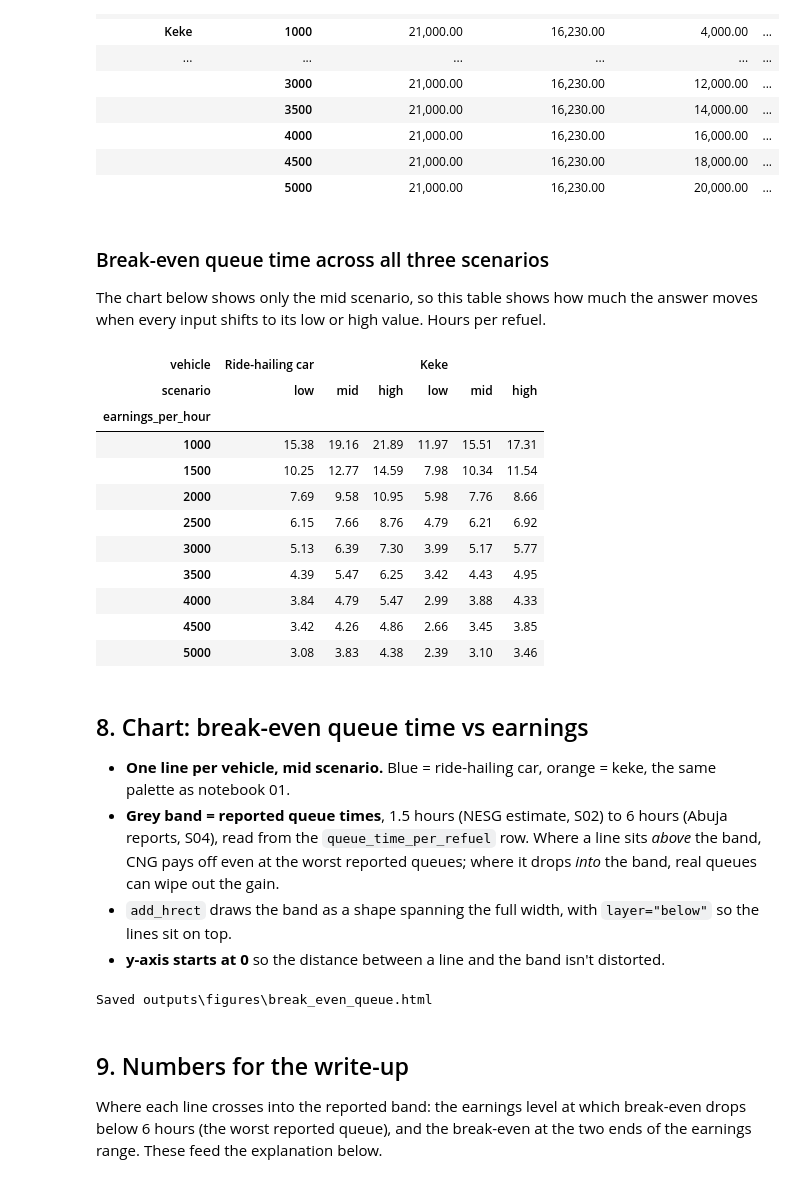
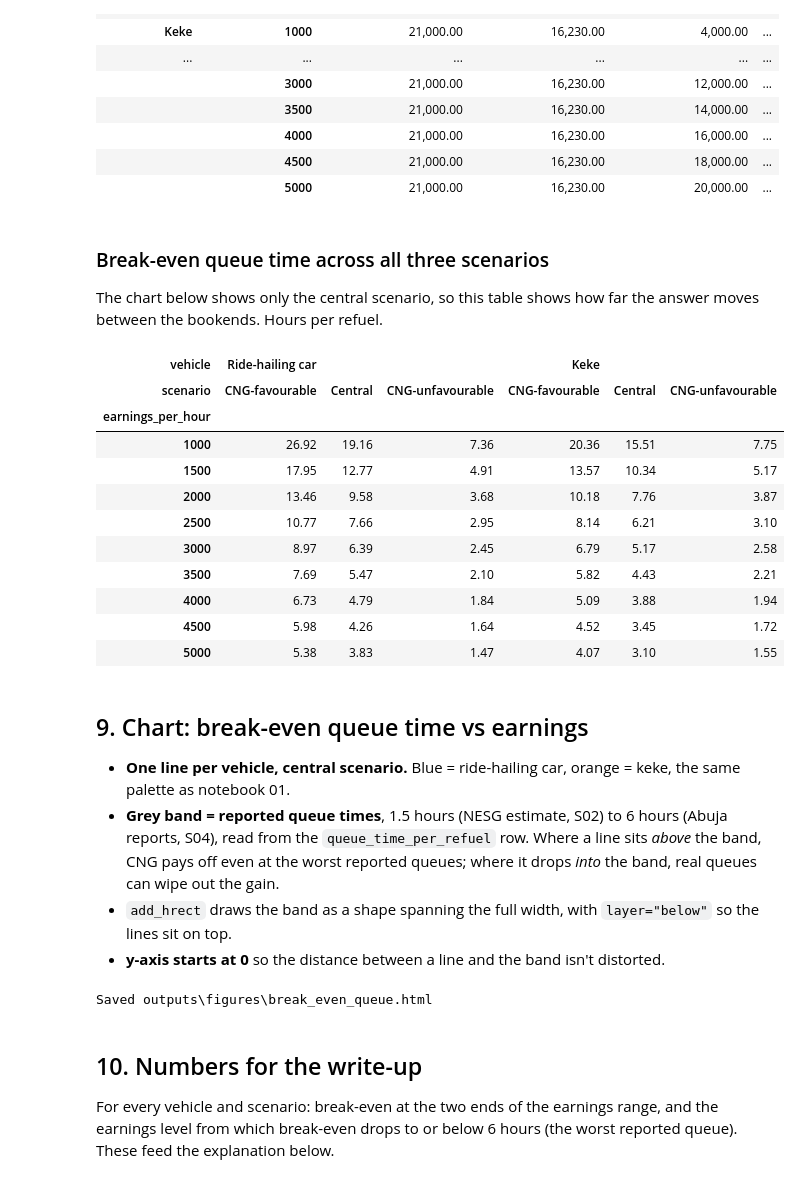
Before and after one commit to malikbadmus79-max/nigeria-cng-policy, a Jupyter notebook: notebooks/02_cost_model.ipynb, the cells around one changed output. Drawn from its saved outputs; the diff is of its cells as text; code cells hidden in the pictures.

Commit message:
Define CNG-favourable and unfavourable scenarios
Co-Authored-By: Claude Opus 5.5 <noreply@anthropic.com>

```diff
--- a/notebooks/02_cost_model.ipynb
+++ b/notebooks/02_cost_model.ipynb
@@ -78,4 +91,0 @@ The keke also uses the `car/bus` CNG price, since that is the only light-vehicle
-# %%
-conv_keke["mid"] = (conv_keke["low"] + conv_keke["high"]) / 2
-conv_keke["source"] += " (mid = derived midpoint)"
-conv_keke
@@ -196,20 +242,20 @@ adding rows to a DataFrame one at a time.
 # %%
 rows = []
 for vehicle_name, v in vehicles.items():
-    for level, s in scenarios.items():
+    for scenario_name, s in scenarios.items():
         # Rescale the reported spend to this scenario's petrol price (same litres per day)
-        petrol_spend = v["spend_reported"] * s["petrol_price"] / SPEND_REFERENCE_PETROL_PRICE
-        conversion_cost = v["conversion_cost"][level]
+        petrol_spend = v["spend_reported"] * s["petrol_price"] / spend_ref_price
+        conversion_cost = v["conversion_cost"][s["conversion_level"]]
 
         # These two don't depend on earnings, so work them out once per scenario
-        fuel_saving = cm.fuel_saving_per_day(petrol_spend, s["petrol_price"], s["cng_price"], EFFICIENCY_RATIO)
-        loan_cost = cm.loan_cost_per_day(conversion_cost, s["interest_rate"], s["tenor_years"], working_days[level])
+        fuel_saving = cm.fuel_saving_per_day(petrol_spend, s["petrol_price"], s["cng_price"], efficiency)
+        loan_cost = cm.loan_cost_per_day(conversion_cost, s["interest_rate"], s["tenor_years"], working_days)
 
         for earnings in EARNINGS_PER_HOUR:
-            queue_cost = cm.queue_cost_per_day(REFUELS_PER_DAY, s["queue_hours"], earnings)
+            queue_cost = cm.queue_cost_per_day(refuels_per_day, s["queue_hours"], earnings)
             rows.append({
                 "vehicle": vehicle_name,
-                "scenario": level,
+                "scenario": scenario_name,
                 "earnings_per_hour": earnings,
                 "petrol_spend_per_day": petrol_spend,
                 "fuel_saving": fuel_saving,
@@ -217,10 +263,13 @@ for vehicle_name, v in vehicles.items():
                 "loan_cost": loan_cost,
                 "net_benefit": cm.net_benefit_per_day(fuel_saving, queue_cost, loan_cost),
                 "break_even_queue_hours": cm.break_even_queue_hours(
-                    fuel_saving, loan_cost, REFUELS_PER_DAY, earnings),
+                    fuel_saving, loan_cost, refuels_per_day, earnings),
             })
 
 results = pd.DataFrame(rows)
+
+# Make 'scenario' an ordered category so sorting and pivots keep favourable -> central -> unfavourable
+results["scenario"] = pd.Categorical(results["scenario"], categories=SCENARIOS, ordered=True)
 print(f"{len(results)} rows")
 # %% [output]
 54 rows
@@ -265,31 +341,32 @@ mid.rename(columns={
 # %% [markdown]
 ### Break-even queue time across all three scenarios
 
-The chart below shows only the mid scenario, so this table shows how much the answer moves when every input shifts to
-its low or high value. Hours per refuel.
+The chart below shows only the central scenario, so this table shows how far the answer moves between the bookends.
+Hours per refuel.
 # %%
 results.pivot_table(
     index="earnings_per_hour",
     columns=["vehicle", "scenario"],
     values="break_even_queue_hours",
-)[[(v, s) for v in vehicles for s in LEVELS]]   # keep low / mid / high order instead of alphabetical
+    observed=True,
+)[[(v, s) for v in vehicles for s in SCENARIOS]]   # vehicle and scenario order as defined
 # %% [output]
 | vehicle | Ride-hailing car |  |  | Keke |  |  |
-| scenario | low | mid | high | low | mid | high |
+| scenario | CNG-favourable | Central | CNG-unfavourable | CNG-favourable | Central | CNG-unfavourable |
 | earnings_per_hour |  |  |  |  |  |  |
-| 1000 | 15.38 | 19.16 | 21.89 | 11.97 | 15.51 | 17.31 |
-| 1500 | 10.25 | 12.77 | 14.59 | 7.98 | 10.34 | 11.54 |
-| 2000 | 7.69 | 9.58 | 10.95 | 5.98 | 7.76 | 8.66 |
-| 2500 | 6.15 | 7.66 | 8.76 | 4.79 | 6.21 | 6.92 |
-| 3000 | 5.13 | 6.39 | 7.30 | 3.99 | 5.17 | 5.77 |
-| 3500 | 4.39 | 5.47 | 6.25 | 3.42 | 4.43 | 4.95 |
-| 4000 | 3.84 | 4.79 | 5.47 | 2.99 | 3.88 | 4.33 |
-| 4500 | 3.42 | 4.26 | 4.86 | 2.66 | 3.45 | 3.85 |
-| 5000 | 3.08 | 3.83 | 4.38 | 2.39 | 3.10 | 3.46 |
+| 1000 | 26.92 | 19.16 | 7.36 | 20.36 | 15.51 | 7.75 |
+| 1500 | 17.95 | 12.77 | 4.91 | 13.57 | 10.34 | 5.17 |
+| 2000 | 13.46 | 9.58 | 3.68 | 10.18 | 7.76 | 3.87 |
+| 2500 | 10.77 | 7.66 | 2.95 | 8.14 | 6.21 | 3.10 |
+| 3000 | 8.97 | 6.39 | 2.45 | 6.79 | 5.17 | 2.58 |
+| 3500 | 7.69 | 5.47 | 2.10 | 5.82 | 4.43 | 2.21 |
+| 4000 | 6.73 | 4.79 | 1.84 | 5.09 | 3.88 | 1.94 |
+| 4500 | 5.98 | 4.26 | 1.64 | 4.52 | 3.45 | 1.72 |
+| 5000 | 5.38 | 3.83 | 1.47 | 4.07 | 3.10 | 1.55 |
 # %% [markdown]
-## 8. Chart: break-even queue time vs earnings
+## 9. Chart: break-even queue time vs earnings
 
-- **One line per vehicle, mid scenario.** Blue = ride-hailing car, orange = keke, the same palette as notebook 01.
+- **One line per vehicle, central scenario.** Blue = ride-hailing car, orange = keke, the same palette as notebook 01.
 - **Grey band = reported queue times**, 1.5 hours (NESG estimate, S02) to 6 hours (Abuja reports, S04), read from the
   `queue_time_per_refuel` row. Where a line sits *above* the band, CNG pays off even at the worst reported queues;
   where it drops *into* the band, real queues can wipe out the gain.
@@ -386,9 +463,9 @@ print(f"Saved {out_path.relative_to(PROJECT_ROOT)}")
 # %% [output]
 Saved outputs\figures\break_even_queue.html
 # %% [markdown]
-## 9. Numbers for the write-up
+## 10. Numbers for the write-up
 
-Where each line crosses into the reported band: the earnings level at which break-even drops below 6 hours (the worst
-reported queue), and the break-even at the two ends of the earnings range. These feed the explanation below.
+For every vehicle and scenario: break-even at the two ends of the earnings range, and the earnings level from which
+break-even drops to or below 6 hours (the worst reported queue). These feed the explanation below.
 # %%
 for vehicle_name in vehicles:
```
Also changed, not shown: parts of 18 cells of this notebook, 2 other files.
